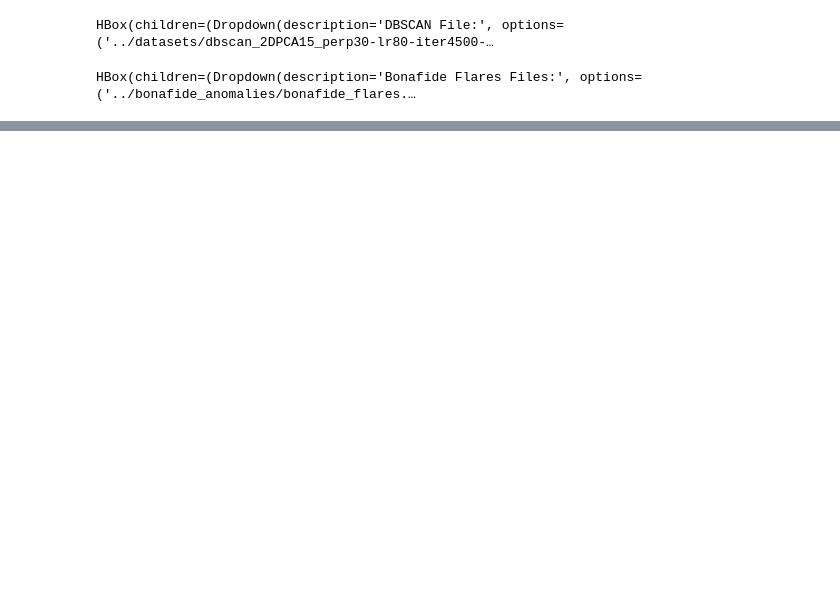
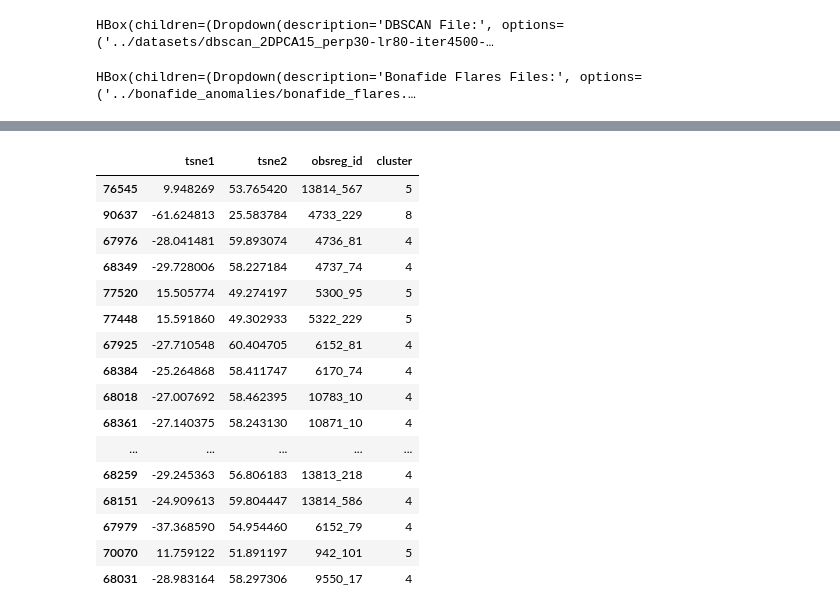
Before and after one commit to steven-space/ml-xray-transients, a Jupyter notebook: src/main copy.ipynb, the cells around one changed output, grey strips where cells are left out. Drawn from its saved outputs; the diff is of its cells as text; code cells hidden in the pictures; blank space fills up the shorter version.

```diff
--- a/src/main copy.ipynb
+++ b/src/main copy.ipynb
@@ -405,0 +306,20 @@ embedding_plotter(df_dbscan, df_properties, colorcode_property_widget.value, fla
+# %%
+df_bonafide_all
+# %% [output]
+|  | tsne1 | tsne2 | obsreg_id | cluster |
+| 76545 | 9.948269 | 53.765420 | 13814_567 | 5 |
+| 90637 | -61.624813 | 25.583784 | 4733_229 | 8 |
+| 67976 | -28.041481 | 59.893074 | 4736_81 | 4 |
+| 68349 | -29.728006 | 58.227184 | 4737_74 | 4 |
+| 77520 | 15.505774 | 49.274197 | 5300_95 | 5 |
+| 77448 | 15.591860 | 49.302933 | 5322_229 | 5 |
+| 67925 | -27.710548 | 60.404705 | 6152_81 | 4 |
+| 68384 | -25.264868 | 58.411747 | 6170_74 | 4 |
+| 68018 | -27.007692 | 58.462395 | 10783_10 | 4 |
+| 68361 | -27.140375 | 58.243130 | 10871_10 | 4 |
+| ... | ... | ... | ... | ... |
+| 68259 | -29.245363 | 56.806183 | 13813_218 | 4 |
+| 68151 | -24.909613 | 59.804447 | 13814_586 | 4 |
+| 67979 | -37.368590 | 54.954460 | 6152_79 | 4 |
+| 70070 | 11.759122 | 51.891197 | 942_101 | 5 |
+| 68031 | -28.983164 | 58.297306 | 9550_17 | 4 |
```
Also changed, not shown: parts of 16 cells of this notebook, 7 other files.
